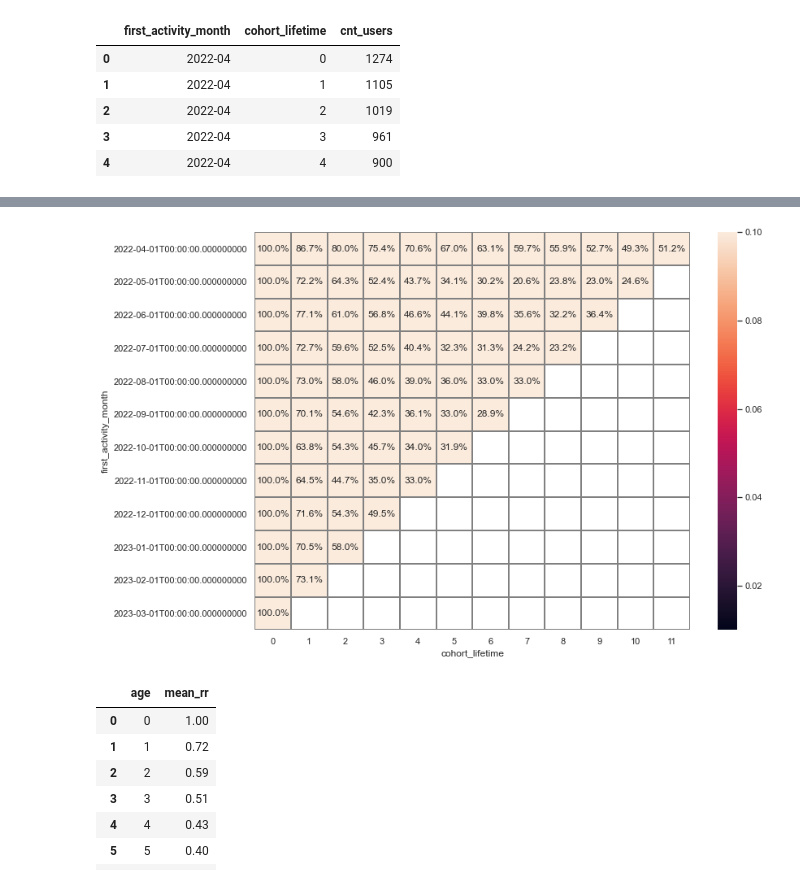
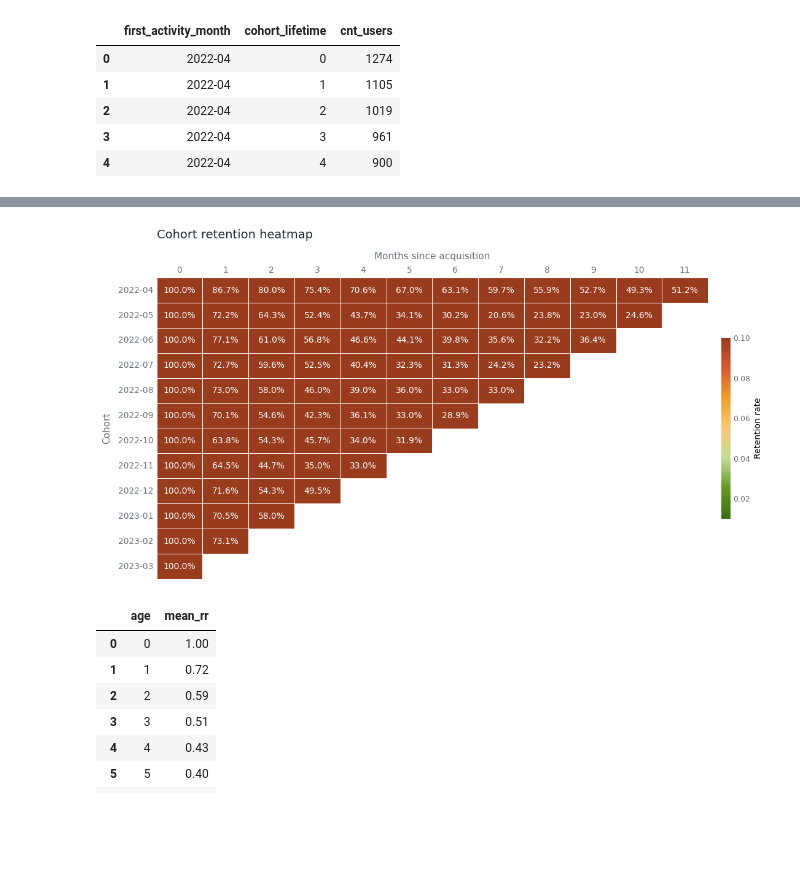
Before and after one commit to maxegorovpt/da_portfolio, a Jupyter notebook: 01_business_cases/video_service_cohort_analysis/video_service_ltv.ipynb, the cells around one changed output, grey strips where cells are left out. Cells and saved outputs as stored; diff of their text form; code cells hidden in the pictures; blank space fills up the shorter version.

Commit message:
cohort analysis

```diff
--- a/01_business_cases/adjust_video_service_ltv/video_service_ltv.ipynb
+++ b/01_business_cases/video_service_cohort_analysis/video_service_ltv.ipynb
@@ -964,16 +979,56 @@ retention_pivot.round(2).fillna('')
 # %%
-sns.set(style='white')
-plt.figure(figsize=(12, 9))
-sns.heatmap(retention_pivot,
-            annot=True,
-            fmt='.1%',
-            linewidths=1,
-            linecolor='gray',
-           vmax = .1,
-           vmin = .01)
+fig, ax = plt.subplots(figsize=(12, 6))
+
+# Traffic light: green (low) → yellow (mid) → red/orange (high)
+cmap = mcolors.LinearSegmentedColormap.from_list(
+    'traffic_light', ['#3B6D11', '#639922', '#C0DD97', '#FAC775', '#EF9F27', '#D85A30', '#993C1D'], N=256
+)
+
+sns.heatmap(
+    retention_pivot,
+    annot=True,
+    fmt='.1%',
+    cmap=cmap,
+    vmin=0.01,
+    vmax=0.10,
+    linewidths=0.5,
+    linecolor='white',
+    ax=ax,
+    annot_kws={'size': 10, 'weight': '500'},
+    cbar_kws={'shrink': 0.6, 'pad': 0.02, 'label': 'Retention rate'},
+)
+
+# Adaptive text: white on dark ends, dark on light mid-tones
+vmin, vmax = 0.01, 0.10
+for text in ax.texts:
+    try:
+        val = float(text.get_text().replace('%', '')) / 100
+        t = (val - vmin) / (vmax - vmin)
+        if t < 0.25:
+            text.set_color('white')   # dark green end
+        elif t > 0.75:
+            text.set_color('white')   # dark red/orange end
+        else:
+            text.set_color('#2C2C2A') # light yellow/amber mid
+    except ValueError:
+        pass
+
+ax.set_title('Cohort retention heatmap', fontsize=14, fontweight='500',
+             color='#1f2937', pad=16, loc='left')
+ax.set_xlabel('Months since acquisition', fontsize=11, color='#6b7280', labelpad=8)
+ax.set_ylabel('Cohort', fontsize=11, color='#6b7280', labelpad=8)
+ax.tick_params(axis='both', labelsize=10, colors='#6b7280', length=0)
+for spine in ax.spines.values():
+    spine.set_visible(False)
+ax.xaxis.tick_top()
+ax.xaxis.set_label_position('top')
+cbar = ax.collections[0].colorbar
+cbar.ax.tick_params(labelsize=9, colors='#6b7280', length=0)
+cbar.outline.set_visible(False)
+plt.tight_layout()
 plt.show()
 # %% [output]
-[figure, old version]
+[figure, new version]
 # %%
 # calculate mean RR by ages of cohorts
 mean_rr_by_cohorts = retention_pivot.mean().round(2).reset_index()
```
Also changed, not shown: parts of 18 cells of this notebook, 1 other file.
